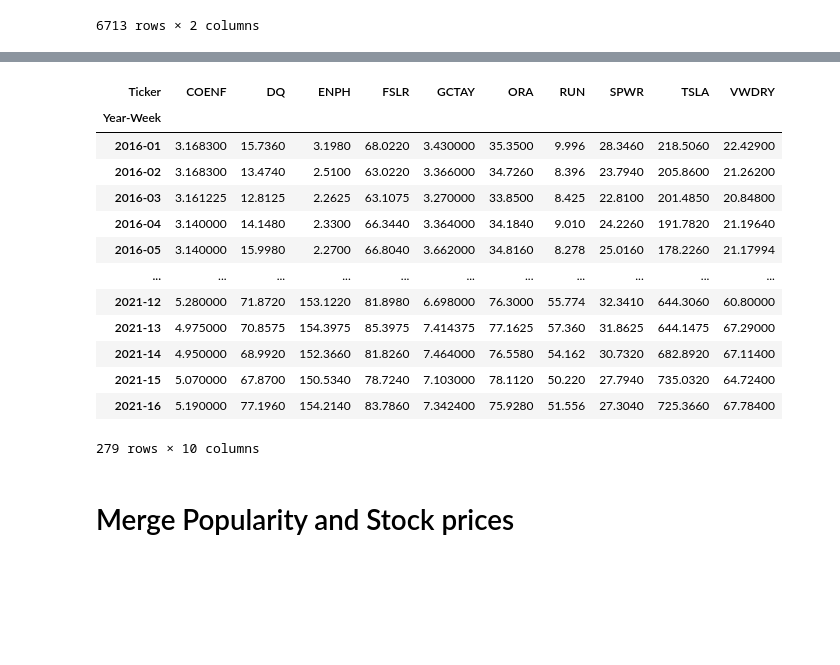
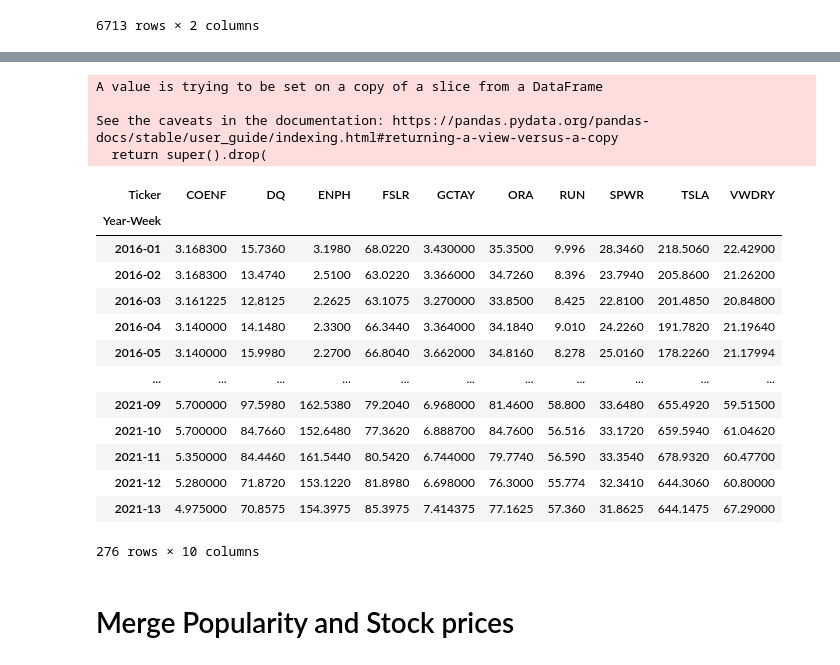
Before and after one commit to roldanjrgl/bds_green_investing, a Jupyter notebook: popularity_lag_analysis/twitter_popularity_lag_analysis.ipynb, the cells around one changed output, grey strips where cells are left out. Saved outputs shown, nothing was run; the diff lists cells and outputs as text; code cells hidden in the pictures; blank space fills up the shorter version.

Commit message:
created twitter_popularity_weekly_count_time_series

```diff
--- a/popularity_lag_analysis/twitter_popularity_lag_analysis.ipynb
+++ b/popularity_lag_analysis/twitter_popularity_lag_analysis.ipynb
@@ -414,24 +414,29 @@ weekly_mean_closing_by_ticker.dropna(axis=0)
 # %%
-weekly_mean_closing_by_ticker_2016 = weekly_mean_closing_by_ticker['2016-01':]
+weekly_mean_closing_by_ticker_2016_2021 = weekly_mean_closing_by_ticker['2016-01':'2021-13']
 # %%
-weekly_mean_closing_by_ticker_2016.drop(columns=['DNNGY','SCTY'], inplace=True)
+weekly_mean_closing_by_ticker_2016_2021.drop(columns=['DNNGY','SCTY'], inplace=True)
+# %% [output]
+A value is trying to be set on a copy of a slice from a DataFrame
+
+See the caveats in the documentation: https://pandas.pydata.org/pandas-docs/stable/user_guide/indexing.html#returning-a-view-versus-a-copy
+  return super().drop(
-# %%
-weekly_mean_closing_by_ticker_2016
-# %% [output]
-| Ticker | COENF | DQ | ENPH | FSLR | GCTAY | ORA | RUN | SPWR | TSLA | VWDRY |
-| Year-Week |  |  |  |  |  |  |  |  |  |  |
-| 2016-01 | 3.168300 | 15.7360 | 3.1980 | 68.0220 | 3.430000 | 35.3500 | 9.996 | 28.3460 | 218.5060 | 22.42900 |
-| 2016-02 | 3.168300 | 13.4740 | 2.5100 | 63.0220 | 3.366000 | 34.7260 | 8.396 | 23.7940 | 205.8600 | 21.26200 |
-| 2016-03 | 3.161225 | 12.8125 | 2.2625 | 63.1075 | 3.270000 | 33.8500 | 8.425 | 22.8100 | 201.4850 | 20.84800 |
-| 2016-04 | 3.140000 | 14.1480 | 2.3300 | 66.3440 | 3.364000 | 34.1840 | 9.010 | 24.2260 | 191.7820 | 21.19640 |
-| 2016-05 | 3.140000 | 15.9980 | 2.2700 | 66.8040 | 3.662000 | 34.8160 | 8.278 | 25.0160 | 178.2260 | 21.17994 |
-| ... | ... | ... | ... | ... | ... | ... | ... | ... | ... | ... |
-| 2021-12 | 5.280000 | 71.8720 | 153.1220 | 81.8980 | 6.698000 | 76.3000 | 55.774 | 32.3410 | 644.3060 | 60.80000 |
-| 2021-13 | 4.975000 | 70.8575 | 154.3975 | 85.3975 | 7.414375 | 77.1625 | 57.360 | 31.8625 | 644.1475 | 67.29000 |
-| 2021-14 | 4.950000 | 68.9920 | 152.3660 | 81.8260 | 7.464000 | 76.5580 | 54.162 | 30.7320 | 682.8920 | 67.11400 |
-| 2021-15 | 5.070000 | 67.8700 | 150.5340 | 78.7240 | 7.103000 | 78.1120 | 50.220 | 27.7940 | 735.0320 | 64.72400 |
-| 2021-16 | 5.190000 | 77.1960 | 154.2140 | 83.7860 | 7.342400 | 75.9280 | 51.556 | 27.3040 | 725.3660 | 67.78400 |
-279 rows × 10 columns
+# %%
+weekly_mean_closing_by_ticker_2016_2021
+# %% [output]
+| Ticker | COENF | DQ | ENPH | FSLR | GCTAY | ORA | RUN | SPWR | TSLA | VWDRY |
+| Year-Week |  |  |  |  |  |  |  |  |  |  |
+| 2016-01 | 3.168300 | 15.7360 | 3.1980 | 68.0220 | 3.430000 | 35.3500 | 9.996 | 28.3460 | 218.5060 | 22.42900 |
+| 2016-02 | 3.168300 | 13.4740 | 2.5100 | 63.0220 | 3.366000 | 34.7260 | 8.396 | 23.7940 | 205.8600 | 21.26200 |
+| 2016-03 | 3.161225 | 12.8125 | 2.2625 | 63.1075 | 3.270000 | 33.8500 | 8.425 | 22.8100 | 201.4850 | 20.84800 |
+| 2016-04 | 3.140000 | 14.1480 | 2.3300 | 66.3440 | 3.364000 | 34.1840 | 9.010 | 24.2260 | 191.7820 | 21.19640 |
+| 2016-05 | 3.140000 | 15.9980 | 2.2700 | 66.8040 | 3.662000 | 34.8160 | 8.278 | 25.0160 | 178.2260 | 21.17994 |
+| ... | ... | ... | ... | ... | ... | ... | ... | ... | ... | ... |
+| 2021-09 | 5.700000 | 97.5980 | 162.5380 | 79.2040 | 6.968000 | 81.4600 | 58.800 | 33.6480 | 655.4920 | 59.51500 |
+| 2021-10 | 5.700000 | 84.7660 | 152.6480 | 77.3620 | 6.888700 | 84.7600 | 56.516 | 33.1720 | 659.5940 | 61.04620 |
+| 2021-11 | 5.350000 | 84.4460 | 161.5440 | 80.5420 | 6.744000 | 79.7740 | 56.590 | 33.3540 | 678.9320 | 60.47700 |
+| 2021-12 | 5.280000 | 71.8720 | 153.1220 | 81.8980 | 6.698000 | 76.3000 | 55.774 | 32.3410 | 644.3060 | 60.80000 |
+| 2021-13 | 4.975000 | 70.8575 | 154.3975 | 85.3975 | 7.414375 | 77.1625 | 57.360 | 31.8625 | 644.1475 | 67.29000 |
+276 rows × 10 columns
 # %% [markdown]
 # Merge Popularity and Stock prices
 # %% [markdown]
```
Also changed, not shown: parts of 2 cells of this notebook.
